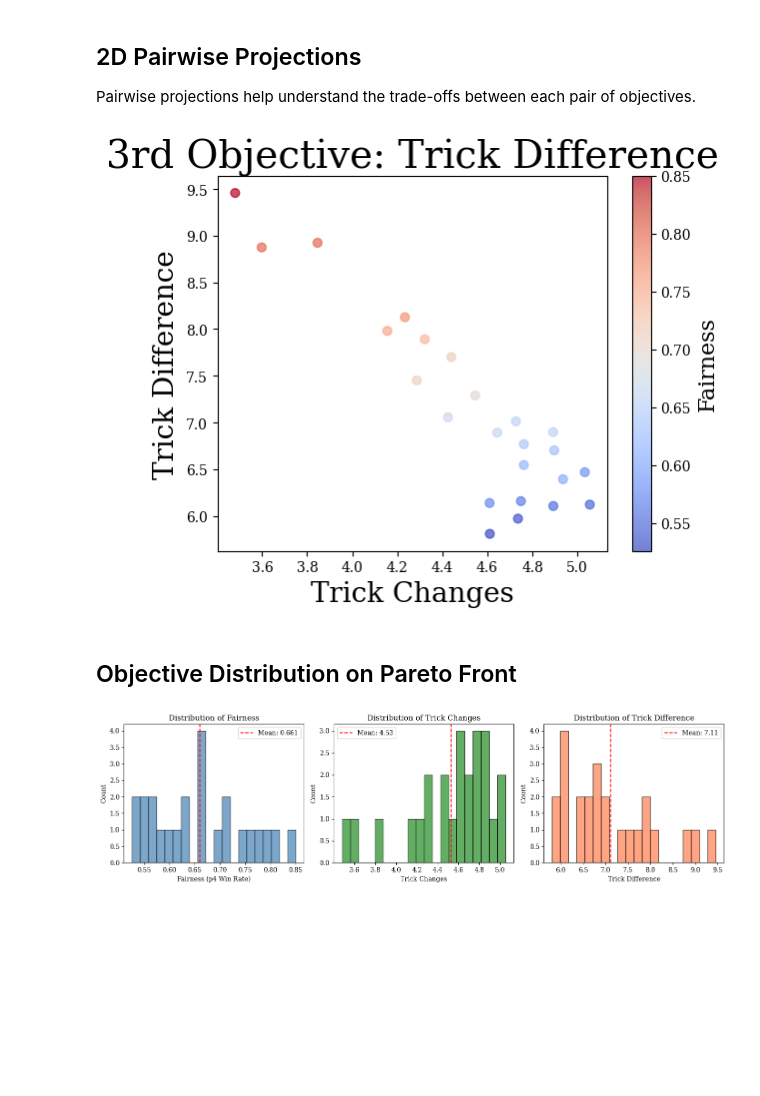
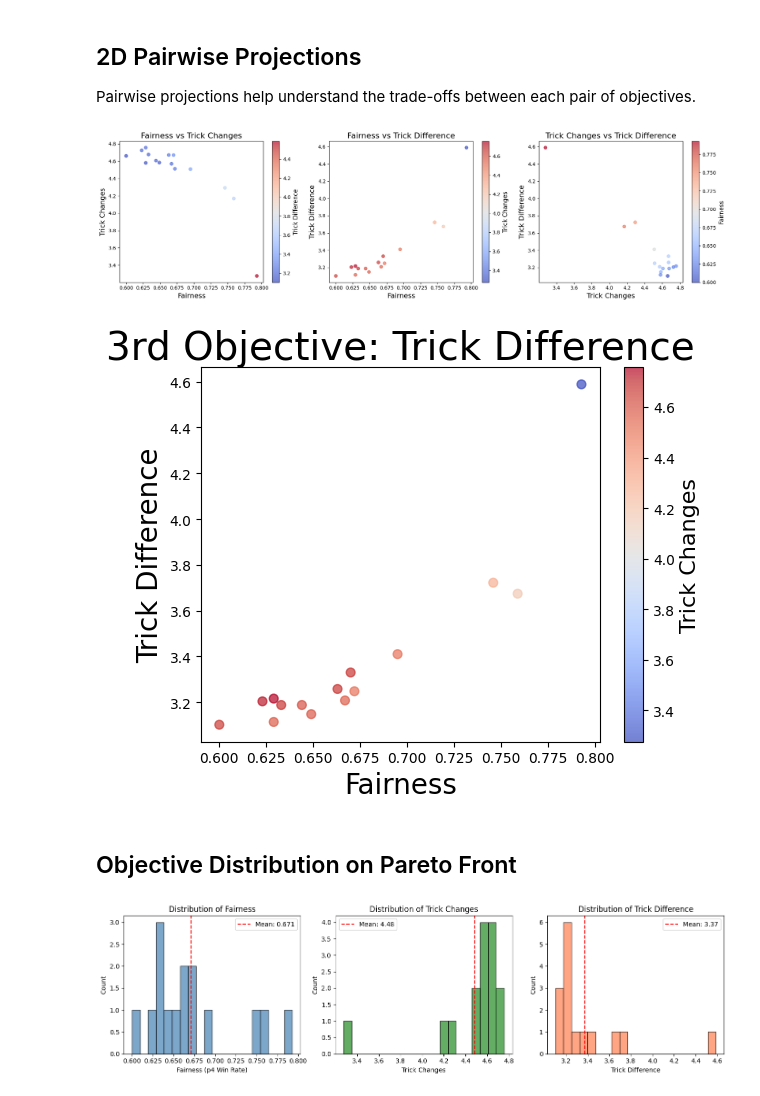
Before and after one commit to SimonLuttmann/odm_group11, a Jupyter notebook: case-study/Valentin/top-trumps-3obj.ipynb, the cells around one changed output. Drawn from its saved outputs; the diff is of its cells as text; code cells hidden in the pictures; blank space fills up the shorter version.

Commit message:
fix: error in formula

```diff
--- a/case-study/Valentin/top-trumps-3obj.ipynb
+++ b/case-study/Valentin/top-trumps-3obj.ipynb
@@ -137,10 +137,9 @@ class TopTrumpsSimulation:
                     trick_changes += 1
             # In case of draw, current player keeps the lead
 
-        # Calculate trick difference: |2*p4_tricks - total_tricks/2|
-        # This measures how far the result is from a tie (K/4 tricks each)
-        # Paper formula: |2*t4 - K/2| where K/2 is total tricks played
-        trick_difference = abs(2 * p4_tricks - total_tricks / 2)
+        # Calculate trick difference: |2*t4 - K/2| where K/2 is total tricks played
+        # This measures how far the result is from a tie
+        trick_difference = abs(2 * p4_tricks - total_tricks)
 
         return {
             "p4_tricks": p4_tricks,
@@ -241,8 +240,8 @@ For 3+ objectives, NSGA-III is preferred over NSGA-II as it uses reference-point
 K = 22  # Number of cards
 L = 4   # Number of categories
 N_SIM = 1000  # Simulations per evaluation
-N_GEN = 100   # Number of generations
-SEED = 42
+N_GEN = 200   # Number of generations
+SEED = 1
 
 # Create simulation and problem
 sim = TopTrumpsSimulation(num_cards=K, num_categories=L)
@@ -412,24 +411,55 @@ fig.show()
 
 Pairwise projections help understand the trade-offs between each pair of objectives.
 # %%
-fig, ax = plt.subplots(figsize=(6, 5))
+fig, axes = plt.subplots(1, 3, figsize=(18, 5))
 
-scatter = ax.scatter(trick_changes, trick_diff, c=fairness, cmap='coolwarm', s=40, alpha=0.7)
+# 1) Fairness vs Trick Changes (colored by Trick Difference)
+sc1 = axes[0].scatter(fairness, trick_changes, c=trick_diff, cmap='coolwarm', s=40, alpha=0.7)
+axes[0].set_xlabel('Fairness', fontsize=14)
+axes[0].set_ylabel('Trick Changes', fontsize=14)
+axes[0].set_title('Fairness vs Trick Changes', fontsize=16)
+cbar1 = plt.colorbar(sc1, ax=axes[0])
+cbar1.set_label('Trick Difference', fontsize=12)
 
-ax.set_xlabel('Trick Changes', fontsize=20)
-ax.set_ylabel('Trick Difference', fontsize=20)
-ax.set_title('3rd Objective: Trick Difference', fontsize=28)
+# 2) Fairness vs Trick Difference (colored by Trick Changes)
+sc2 = axes[1].scatter(fairness, trick_diff, c=trick_changes, cmap='coolwarm', s=40, alpha=0.7)
+axes[1].set_xlabel('Fairness', fontsize=14)
+axes[1].set_ylabel('Trick Difference', fontsize=14)
+axes[1].set_title('Fairness vs Trick Difference', fontsize=16)
+cbar2 = plt.colorbar(sc2, ax=axes[1])
+cbar2.set_label('Trick Changes', fontsize=12)
 
-# Add the colorbar
-cbar = plt.colorbar(scatter, ax=ax, label='Fairness')
-cbar.ax.yaxis.label.set_size(16)
+# 3) Trick Changes vs Trick Difference (colored by Fairness)
+sc3 = axes[2].scatter(trick_changes, trick_diff, c=fairness, cmap='coolwarm', s=40, alpha=0.7)
+axes[2].set_xlabel('Trick Changes', fontsize=14)
+axes[2].set_ylabel('Trick Difference', fontsize=14)
+axes[2].set_title('Trick Changes vs Trick Difference', fontsize=16)
+cbar3 = plt.colorbar(sc3, ax=axes[2])
+cbar3.set_label('Fairness', fontsize=12)
 
 plt.tight_layout()
-# Saving with a relevant filename for the single plot
-plt.savefig("plots/trick_changes_vs_trick_diff.svg")
 plt.show()
 # %% [output]
-[figure, old version]
+[figure, new version]
+# %%
+fig, ax = plt.subplots(figsize=(6, 5))
+
+scatter = ax.scatter(fairness, trick_diff, c=trick_changes, cmap='coolwarm', s=40, alpha=0.7)
+
+ax.set_xlabel('Fairness', fontsize=20)
+ax.set_ylabel('Trick Difference', fontsize=20)
+ax.set_title('3rd Objective: Trick Difference', fontsize=28)
+
+# Add the colorbar
+cbar = plt.colorbar(scatter, ax=ax, label='Trick Changes')
+cbar.ax.yaxis.label.set_size(16)
+
+plt.tight_layout()
+# Saving with a relevant filename for the single plot
+plt.savefig("plots/3rd_objective.svg", bbox_inches='tight')
+plt.show()
+# %% [output]
+[figure, added]
 # %% [markdown]
 ## Objective Distribution on Pareto Front
 # %%
@@ -459,4 +489,4 @@ axes[2].legend()
 plt.tight_layout()
 plt.show()
 # %% [output]
-[figure, old version]
+[figure, new version]
```
Also changed, not shown: parts of 2 cells of this notebook.
